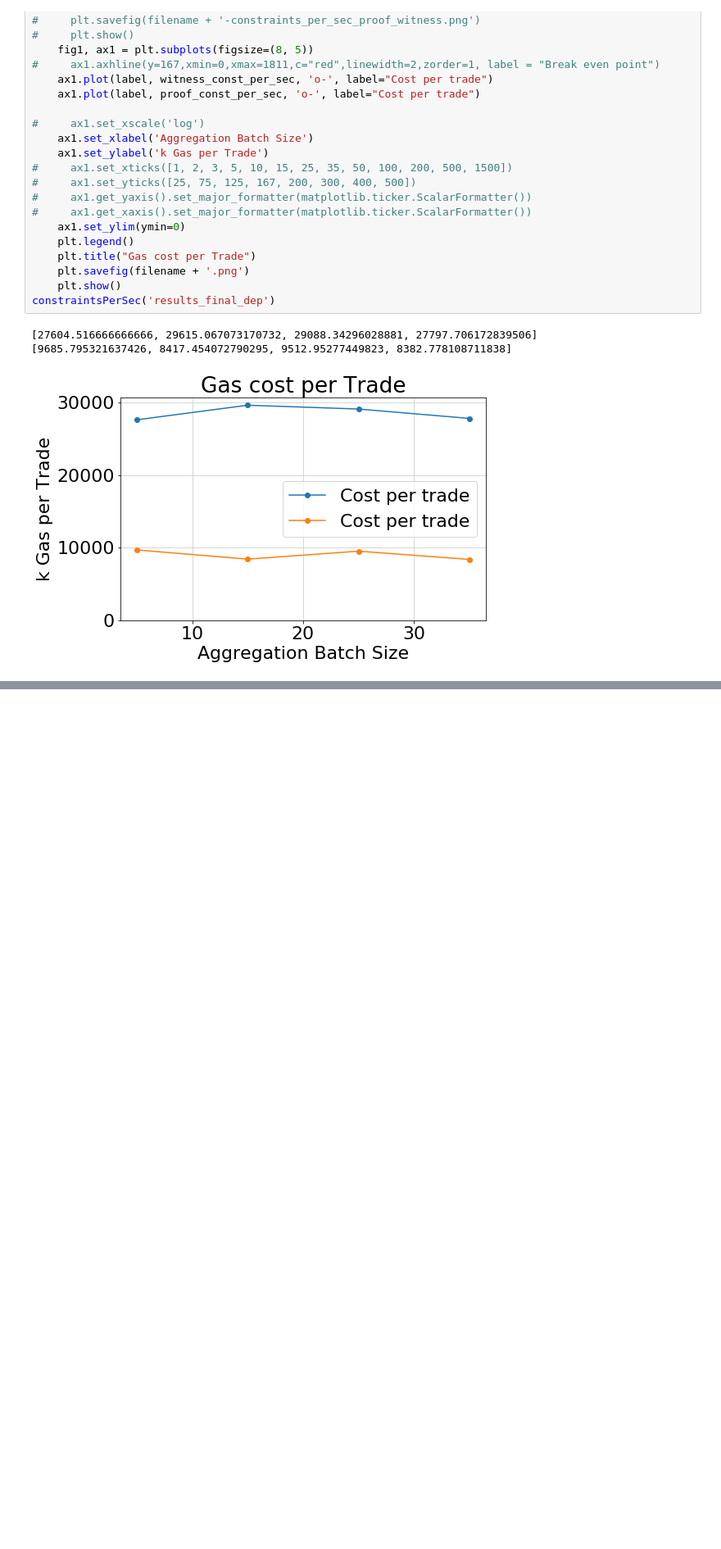
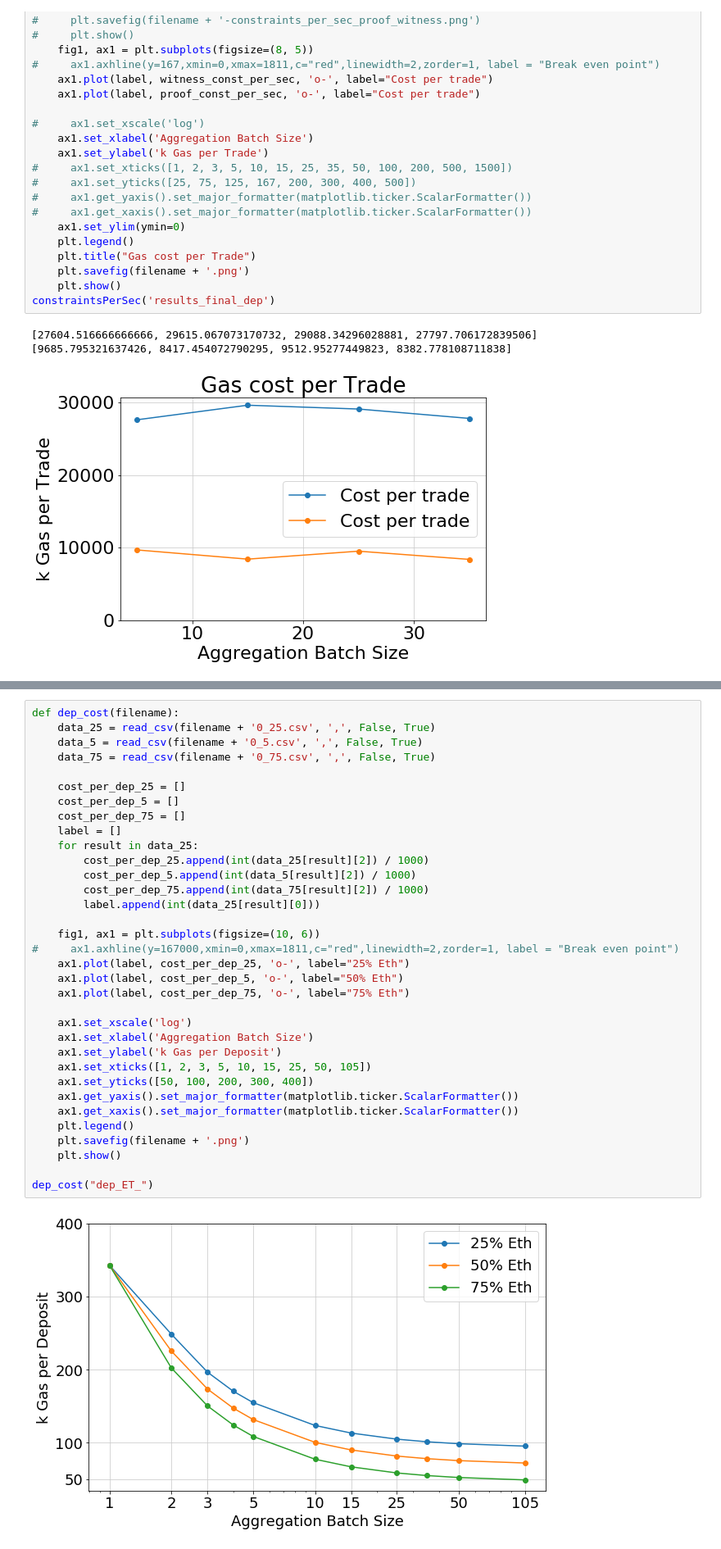
Before and after one commit to petscheit/bachelor, a Jupyter notebook: thesis/diagrams/Diagrams.ipynb, the cells around one changed output, grey strips where cells are left out. Shown: that part at 82% size. Cells and saved outputs as stored; diff of their text form; blank space fills up the shorter version.

```diff
--- a/thesis/diagrams/Diagrams.ipynb
+++ b/thesis/diagrams/Diagrams.ipynb
@@ -383,0 +384,36 @@ gas_cost_curve_token("trade_cost")
+# %%
+def dep_cost(filename):
+    data_25 = read_csv(filename + '0_25.csv', ',', False, True)
+    data_5 = read_csv(filename + '0_5.csv', ',', False, True)
+    data_75 = read_csv(filename + '0_75.csv', ',', False, True)
+
+    cost_per_dep_25 = []
+    cost_per_dep_5 = []
+    cost_per_dep_75 = []
+    label = []
+    for result in data_25:
+        cost_per_dep_25.append(int(data_25[result][2]) / 1000)
+        cost_per_dep_5.append(int(data_5[result][2]) / 1000)
+        cost_per_dep_75.append(int(data_75[result][2]) / 1000)
+        label.append(int(data_25[result][0]))
+
+    fig1, ax1 = plt.subplots(figsize=(10, 6))
+#     ax1.axhline(y=167000,xmin=0,xmax=1811,c="red",linewidth=2,zorder=1, label = "Break even point")
+    ax1.plot(label, cost_per_dep_25, 'o-', label="25% Eth")
+    ax1.plot(label, cost_per_dep_5, 'o-', label="50% Eth")
+    ax1.plot(label, cost_per_dep_75, 'o-', label="75% Eth")
+
+    ax1.set_xscale('log')
+    ax1.set_xlabel('Aggregation Batch Size')
+    ax1.set_ylabel('k Gas per Deposit')
+    ax1.set_xticks([1, 2, 3, 5, 10, 15, 25, 50, 105])
+    ax1.set_yticks([50, 100, 200, 300, 400])
+    ax1.get_yaxis().set_major_formatter(matplotlib.ticker.ScalarFormatter())
+    ax1.get_xaxis().set_major_formatter(matplotlib.ticker.ScalarFormatter())
+    plt.legend()
+    plt.savefig(filename + '.png')
+    plt.show()
+
+dep_cost("dep_ET_")
+# %% [output]
+[figure, added]
```
Also changed, not shown: parts of 4 cells of this notebook, 35 other files.
